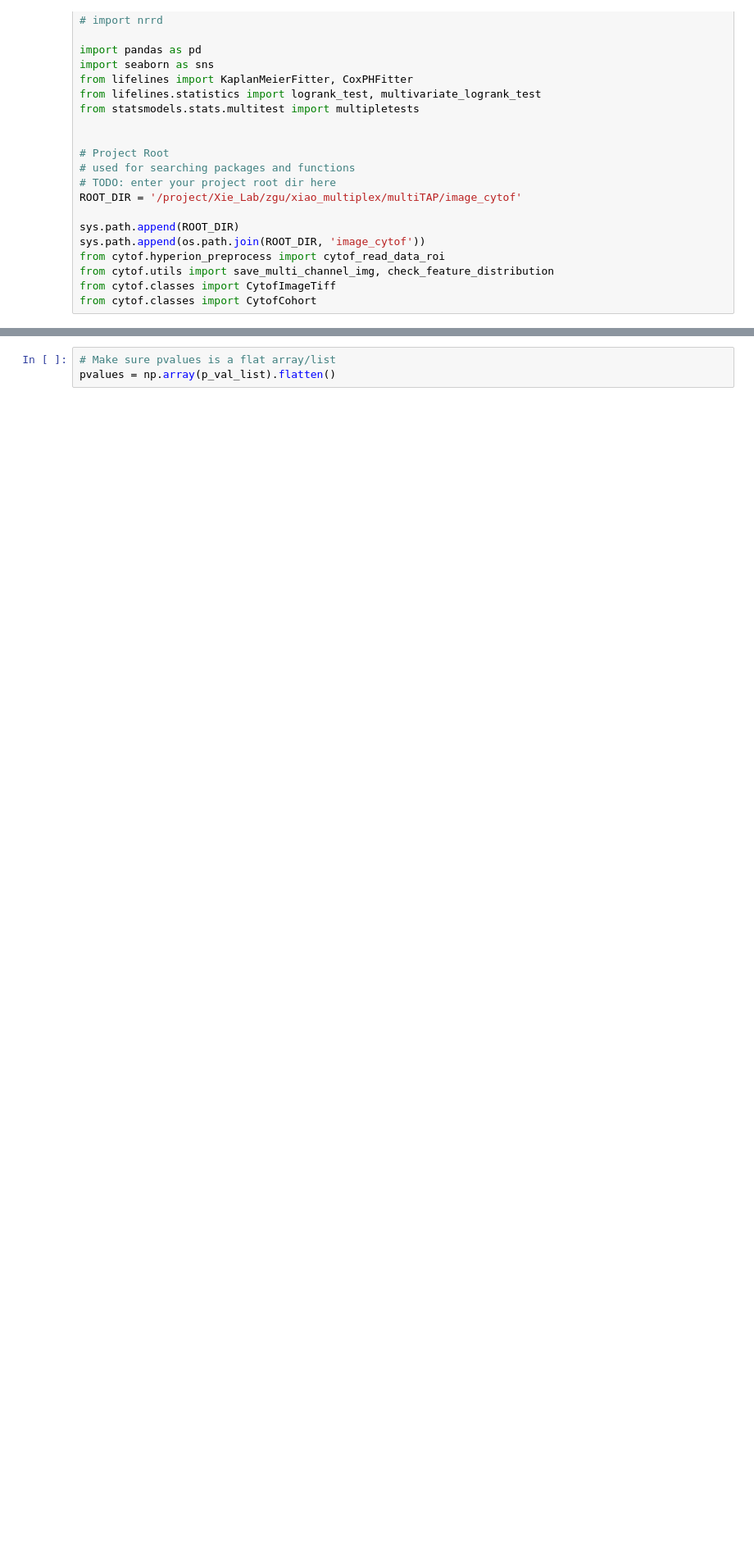
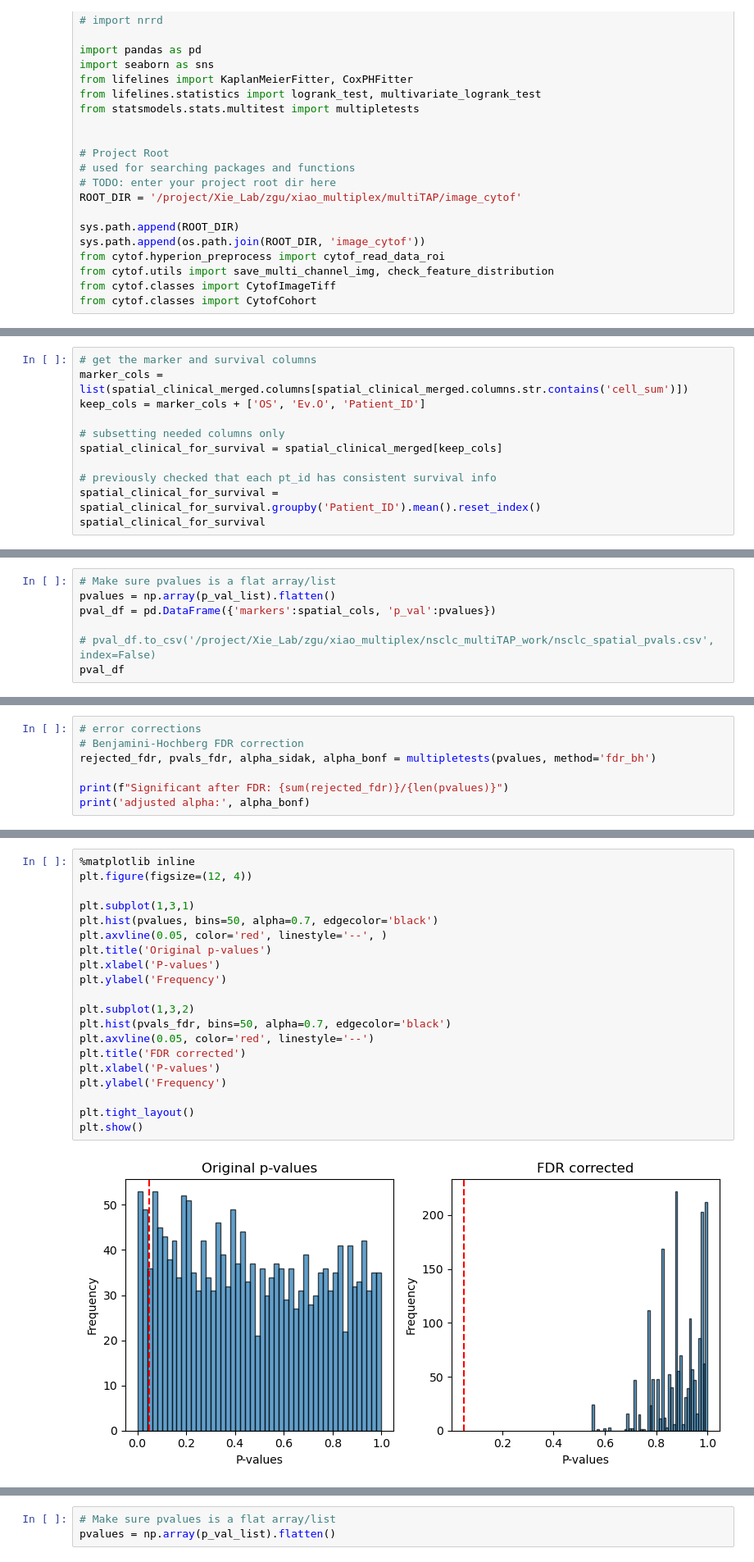
Before and after one commit to QBRC/multiTAP, a Jupyter notebook: notebooks/survival-analysis.ipynb, the cells around one changed output, grey strips where cells are left out. Shown: that part at 82% size. Drawn from its saved outputs; the diff is of its cells as text; blank space fills up the shorter version.

Commit message:
add sruv for spatial interaction

```diff
--- a/notebooks/survival-analysis.ipynb
+++ b/notebooks/survival-analysis.ipynb
@@ -61,0 +177,11 @@ def flatten_coexpression_matrix(df: pd.DataFrame) -> pd.DataFrame:
+# %%
+# get the marker and survival columns
+marker_cols = list(spatial_clinical_merged.columns[spatial_clinical_merged.columns.str.contains('cell_sum')])
+keep_cols = marker_cols + ['OS', 'Ev.O', 'Patient_ID']
+
+# subsetting needed columns only
+spatial_clinical_for_survival = spatial_clinical_merged[keep_cols]
+
+# previously checked that each pt_id has consistent survival info
+spatial_clinical_for_survival = spatial_clinical_for_survival.groupby('Patient_ID').mean().reset_index()
+spatial_clinical_for_survival
@@ -61,0 +247,7 @@ def flatten_coexpression_matrix(df: pd.DataFrame) -> pd.DataFrame:
+# %%
+# Make sure pvalues is a flat array/list
+pvalues = np.array(p_val_list).flatten()
+pval_df = pd.DataFrame({'markers':spatial_cols, 'p_val':pvalues})
+
+# pval_df.to_csv('/project/Xie_Lab/zgu/xiao_multiplex/nsclc_multiTAP_work/nsclc_spatial_pvals.csv', index=False)
+pval_df
@@ -61,0 +268,7 @@ def flatten_coexpression_matrix(df: pd.DataFrame) -> pd.DataFrame:
+# %%
+# error corrections
+# Benjamini-Hochberg FDR correction
+rejected_fdr, pvals_fdr, alpha_sidak, alpha_bonf = multipletests(pvalues, method='fdr_bh')
+
+print(f"Significant after FDR: {sum(rejected_fdr)}/{len(pvalues)}")
+print('adjusted alpha:', alpha_bonf)
@@ -62 +278,23 @@ def flatten_coexpression_matrix(df: pd.DataFrame) -> pd.DataFrame:
+# %%
+%matplotlib inline
+plt.figure(figsize=(12, 4))
+
+plt.subplot(1,3,1)
+plt.hist(pvalues, bins=50, alpha=0.7, edgecolor='black')
+plt.axvline(0.05, color='red', linestyle='--', )
+plt.title('Original p-values')
+plt.xlabel('P-values')
+plt.ylabel('Frequency')
+
+plt.subplot(1,3,2)
+plt.hist(pvals_fdr, bins=50, alpha=0.7, edgecolor='black')
+plt.axvline(0.05, color='red', linestyle='--')
+plt.title('FDR corrected')
+plt.xlabel('P-values')
+plt.ylabel('Frequency')
+
+plt.tight_layout()
+plt.show()
+# %% [output]
+[figure, added]
 # %% [markdown]
```
Also changed, not shown: parts of 16 cells of this notebook, 2 other files.
